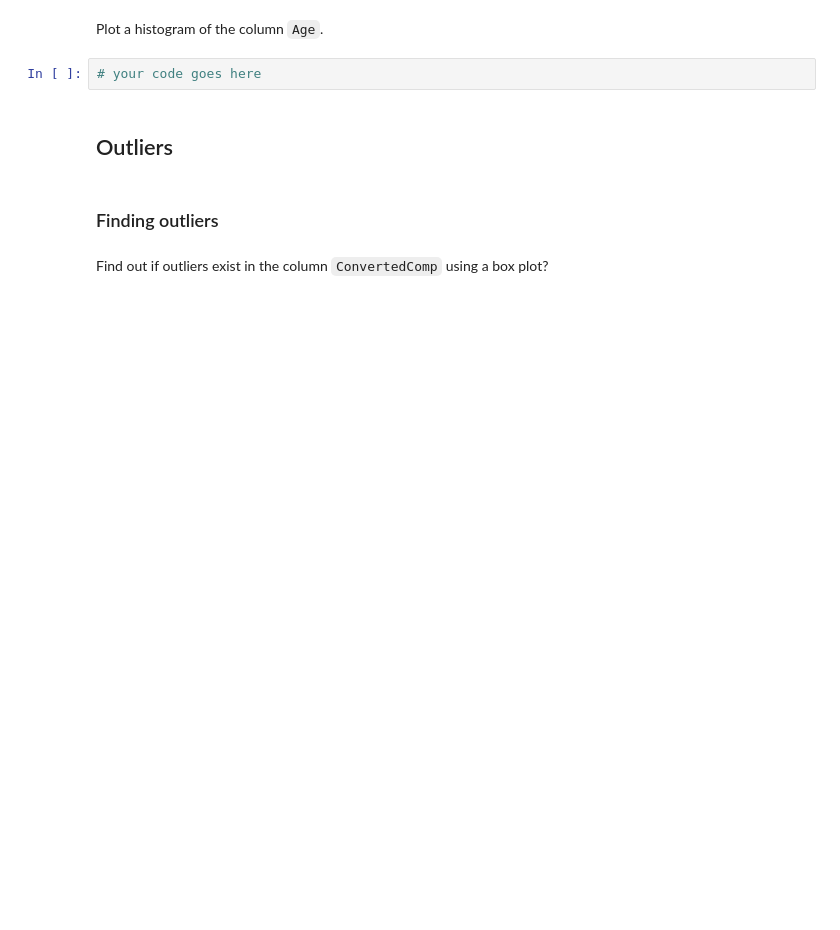
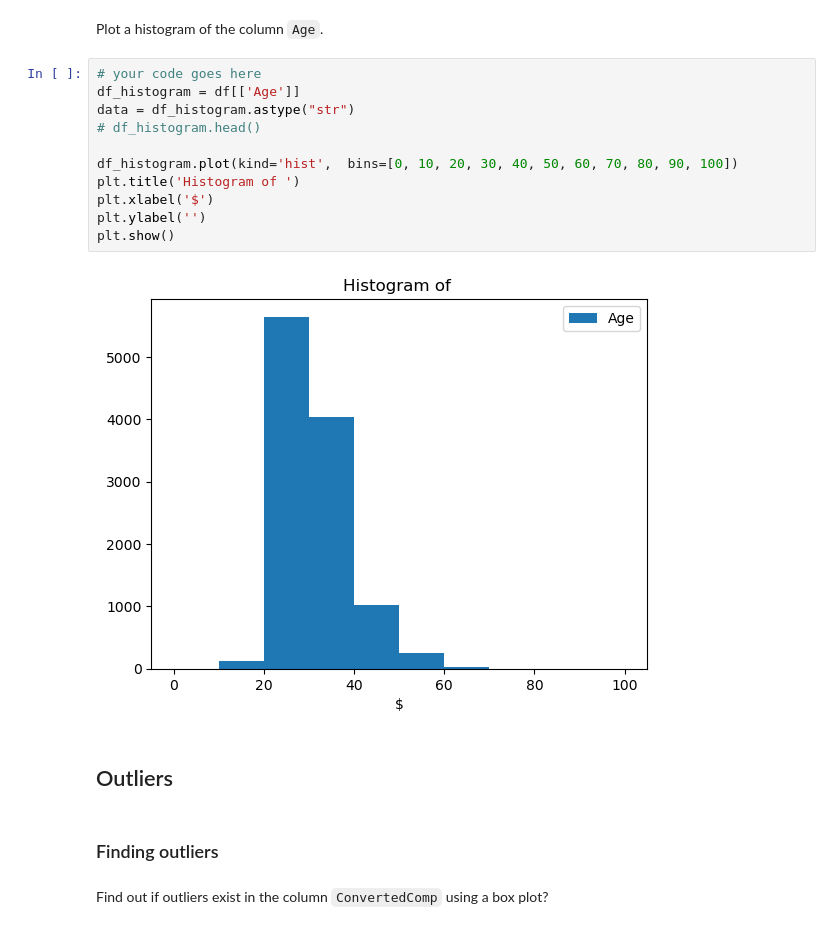
Before and after one commit to VinodKumarKP/dataanalyst_capstone, a Jupyter notebook: M3ExploratoryDataAnalysis-lab.ipynb, the cells around one changed output. Cells and saved outputs as stored; diff of their text form; blank space fills up the shorter version.

```diff
--- a/M3ExploratoryDataAnalysis-lab.ipynb
+++ b/M3ExploratoryDataAnalysis-lab.ipynb
@@ -78,7 +141,18 @@ min,q1,median,q3,max of a column are its five number summary.
 # %% [markdown]
 Plot a histogram of the column `Age`.
-# %%
-# your code goes here
+# %%
+# your code goes here
+df_histogram = df[['Age']]
+data = df_histogram.astype("str")
+# df_histogram.head()
+
+df_histogram.plot(kind='hist',  bins=[0, 10, 20, 30, 40, 50, 60, 70, 80, 90, 100])
+plt.title('Histogram of ')
+plt.xlabel('$')
+plt.ylabel('')
+plt.show()
+# %% [output]
+[figure, added]
 # %% [markdown]
 ## Outliers
 # %% [markdown]
```
Also changed, not shown: parts of 16 cells of this notebook.
